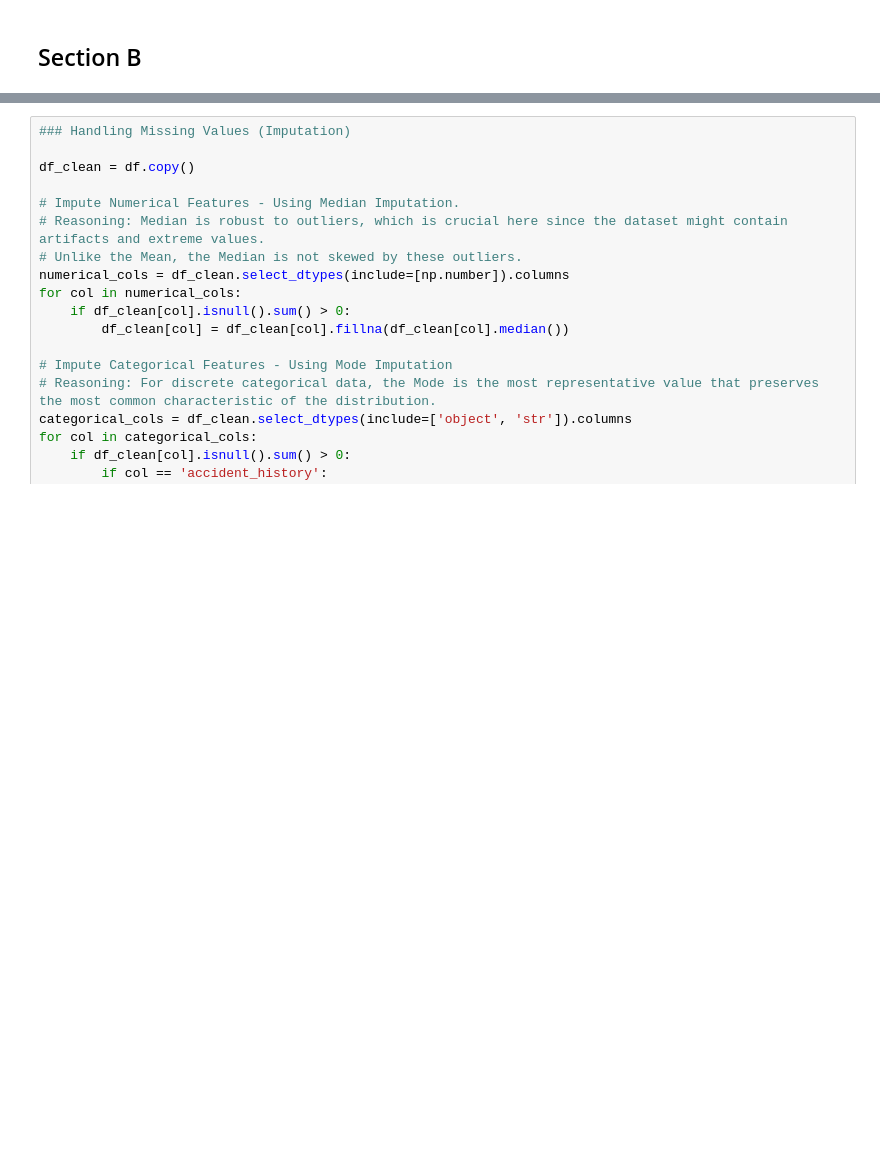
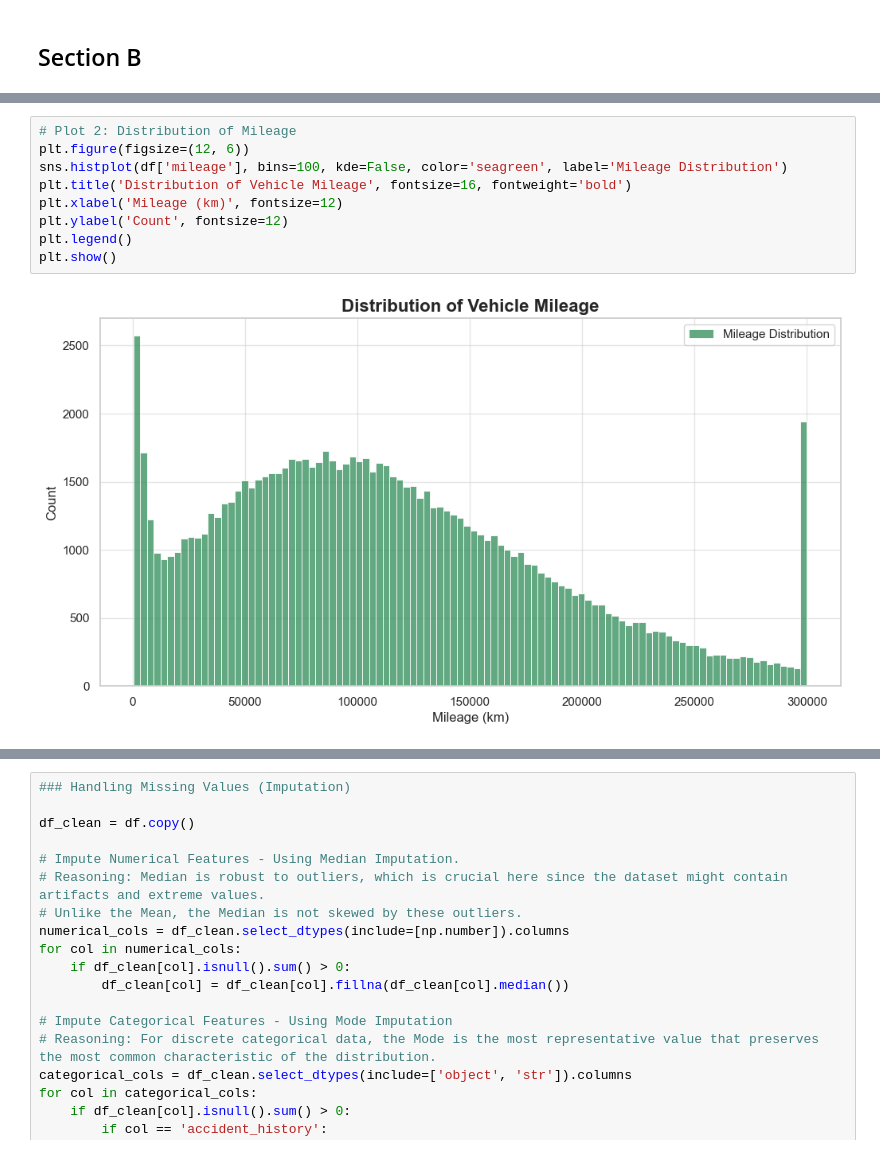
Before and after one commit to Hila-Dolev/ML_RandomForest_HW1, a Jupyter notebook: ML_HW1_325156651.ipynb, the cells around one changed output, grey strips where cells are left out. Cells and saved outputs as stored; diff of their text form; blank space fills up the shorter version.

```diff
--- a/ML_HW1_325156651.ipynb
+++ b/ML_HW1_325156651.ipynb
@@ -454,0 +403,11 @@ Passing `palette` without assigning `hue` is deprecated and will be removed in v
+# %%
+# Plot 2: Distribution of Mileage
+plt.figure(figsize=(12, 6))
+sns.histplot(df['mileage'], bins=100, kde=False, color='seagreen', label='Mileage Distribution')
+plt.title('Distribution of Vehicle Mileage', fontsize=16, fontweight='bold')
+plt.xlabel('Mileage (km)', fontsize=12)
+plt.ylabel('Count', fontsize=12)
+plt.legend()
+plt.show()
+# %% [output]
+[figure, added]
```
Also changed, not shown: parts of 24 cells of this notebook.
